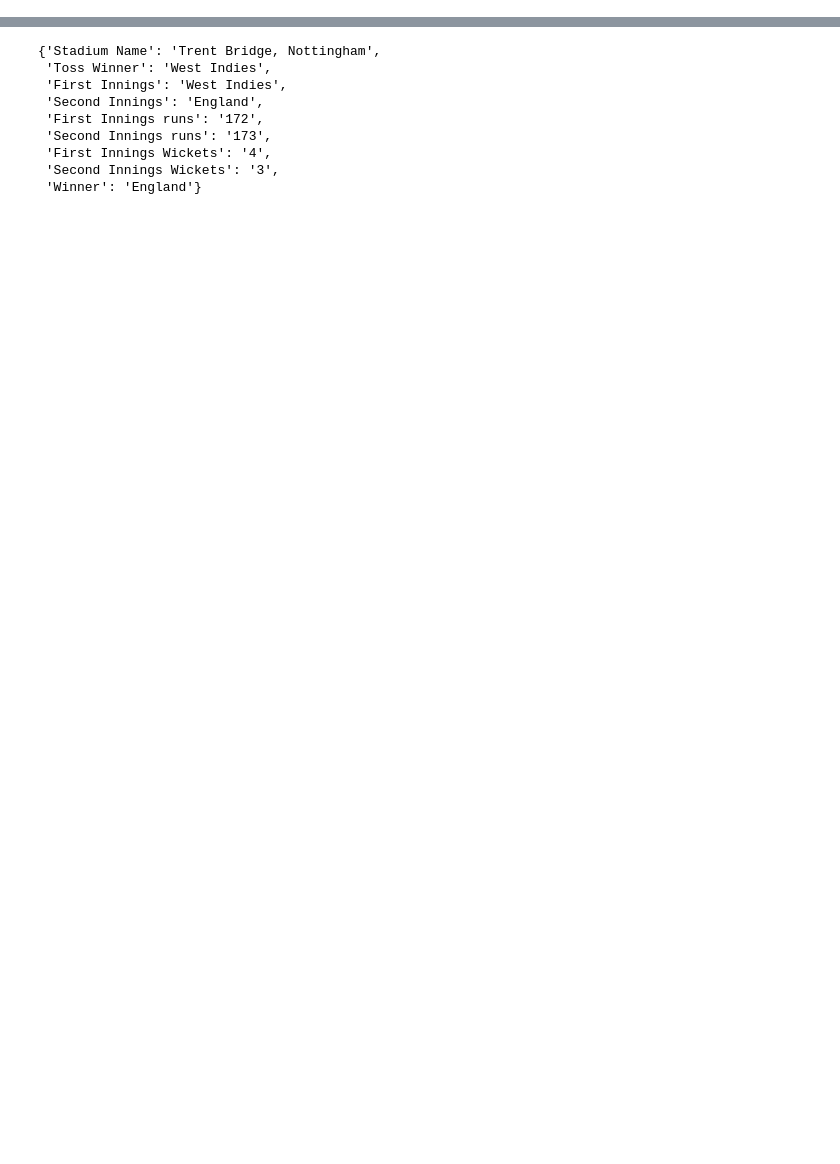
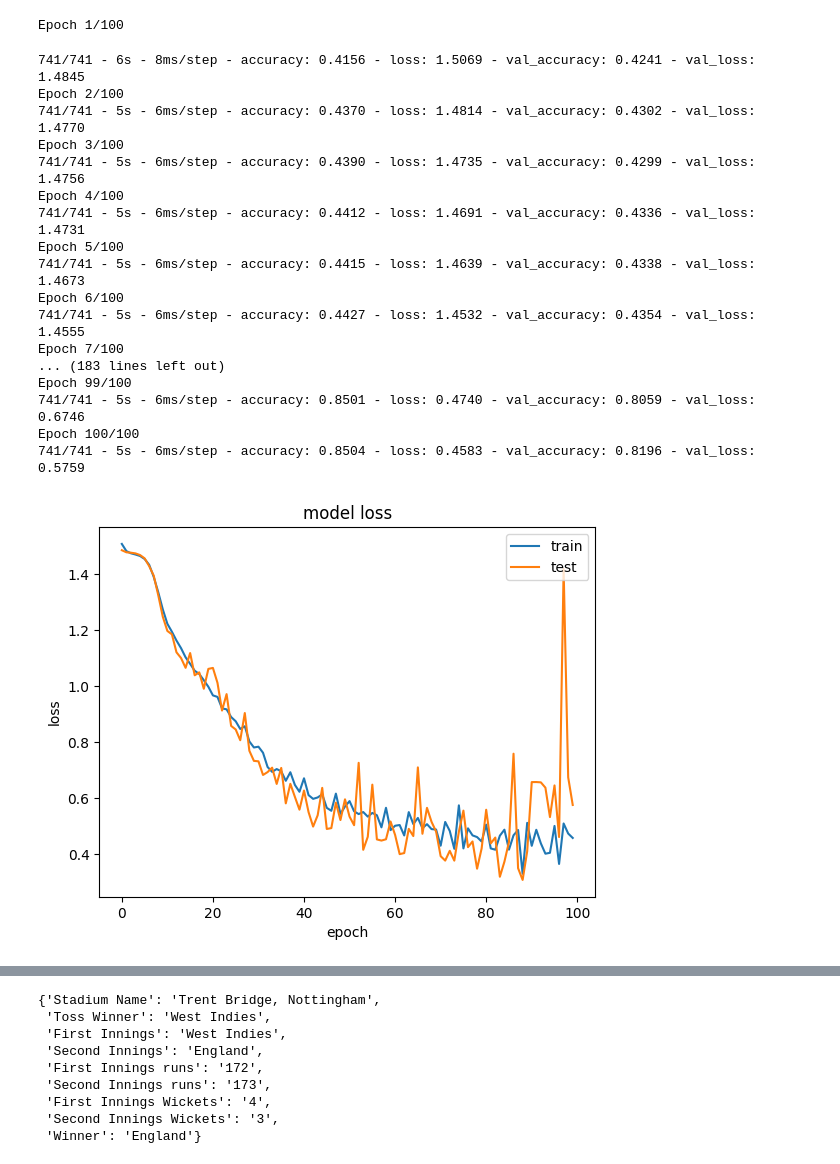
Before and after one commit to aadya-agrawal/btp, a Jupyter notebook: afterminor.ipynb, the cells around one changed output, grey strips where cells are left out. Saved outputs shown, nothing was run; the diff lists cells and outputs as text; code cells hidden in the pictures; blank space fills up the shorter version.

```diff
--- a/afterminor.ipynb
+++ b/afterminor.ipynb
@@ -39,0 +223,3 @@ with open("T20_matches/england-vs-west-indies-only-t20i-534208/match_info.json",
+# %%
+y_train = np.array(y_train)
+y_train.shape
@@ -39,0 +228,6 @@ with open("T20_matches/england-vs-west-indies-only-t20i-534208/match_info.json",
+# %%
+n_train_time = int(0.8 * X_train.shape[0])
+X_train ,X_test = X_train[:n_train_time], X_train[n_train_time:]
+print(X_train.shape, X_test.shape)
+y_train, y_test = y_train[:n_train_time], y_train[n_train_time:]
+print(y_train.shape, y_test.shape)
@@ -39,0 +237,4 @@ with open("T20_matches/england-vs-west-indies-only-t20i-534208/match_info.json",
+# %%
+y_train1= (pd.get_dummies(pd.DataFrame(y_train, columns=['outcome'])['outcome'],prefix= 'outcome',dtype= int).values)
+# %%
+y_test1= (pd.get_dummies(pd.DataFrame(y_test, columns=['outcome'])['outcome'],prefix= 'outcome',dtype= int).values)
@@ -39,0 +261,48 @@ with open("T20_matches/england-vs-west-indies-only-t20i-534208/match_info.json",
+# %%
+model = Sequential()
+model.add(LSTM(units=32, return_sequences=True, input_shape=(X_train.shape[1], X_train.shape[2])))
+
+# model.add(LSTM(32, input_shape=(X_train.shape[1], X_train.shape[2])))
+
+#    model.add(LSTM(70))
+#    model.add(Dropout(0.3))
+model.add(LSTM(units=64))
+model.add(Dropout(0.2))
+# model.add(Dense(1, activation='sigmoid'))
+model.add(Dense(8, activation='softmax'))
+# model.add(Dense(1))
+# model.compile(loss='mean_squared_error', optimizer='adam')
+model.compile(loss='categorical_crossentropy', optimizer='adam', metrics=['accuracy'])
+
+
+# fit network
+history = model.fit(X_train, y_train1, epochs=100, batch_size=32, validation_data=(X_test, y_test1), verbose=2, shuffle=False)
+
+# summarize history for loss
+plt.plot(history.history['loss'])
+plt.plot(history.history['val_loss'])
+plt.title('model loss')
+plt.ylabel('loss')
+plt.xlabel('epoch')
+plt.legend(['train', 'test'], loc='upper right')
+plt.show()
+# %% [output]
+Epoch 1/100
+741/741 - 6s - 8ms/step - accuracy: 0.4156 - loss: 1.5069 - val_accuracy: 0.4241 - val_loss: 1.4845
+Epoch 2/100
+741/741 - 5s - 6ms/step - accuracy: 0.4370 - loss: 1.4814 - val_accuracy: 0.4302 - val_loss: 1.4770
+Epoch 3/100
+741/741 - 5s - 6ms/step - accuracy: 0.4390 - loss: 1.4735 - val_accuracy: 0.4299 - val_loss: 1.4756
+Epoch 4/100
+741/741 - 5s - 6ms/step - accuracy: 0.4412 - loss: 1.4691 - val_accuracy: 0.4336 - val_loss: 1.4731
+Epoch 5/100
+741/741 - 5s - 6ms/step - accuracy: 0.4415 - loss: 1.4639 - val_accuracy: 0.4338 - val_loss: 1.4673
+Epoch 6/100
+741/741 - 5s - 6ms/step - accuracy: 0.4427 - loss: 1.4532 - val_accuracy: 0.4354 - val_loss: 1.4555
+Epoch 7/100
+... (183 lines left out)
+Epoch 99/100
+741/741 - 5s - 6ms/step - accuracy: 0.8501 - loss: 0.4740 - val_accuracy: 0.8059 - val_loss: 0.6746
+Epoch 100/100
+741/741 - 5s - 6ms/step - accuracy: 0.8504 - loss: 0.4583 - val_accuracy: 0.8196 - val_loss: 0.5759
+[figure, added]
```
Also changed, not shown: parts of 30 cells of this notebook.
